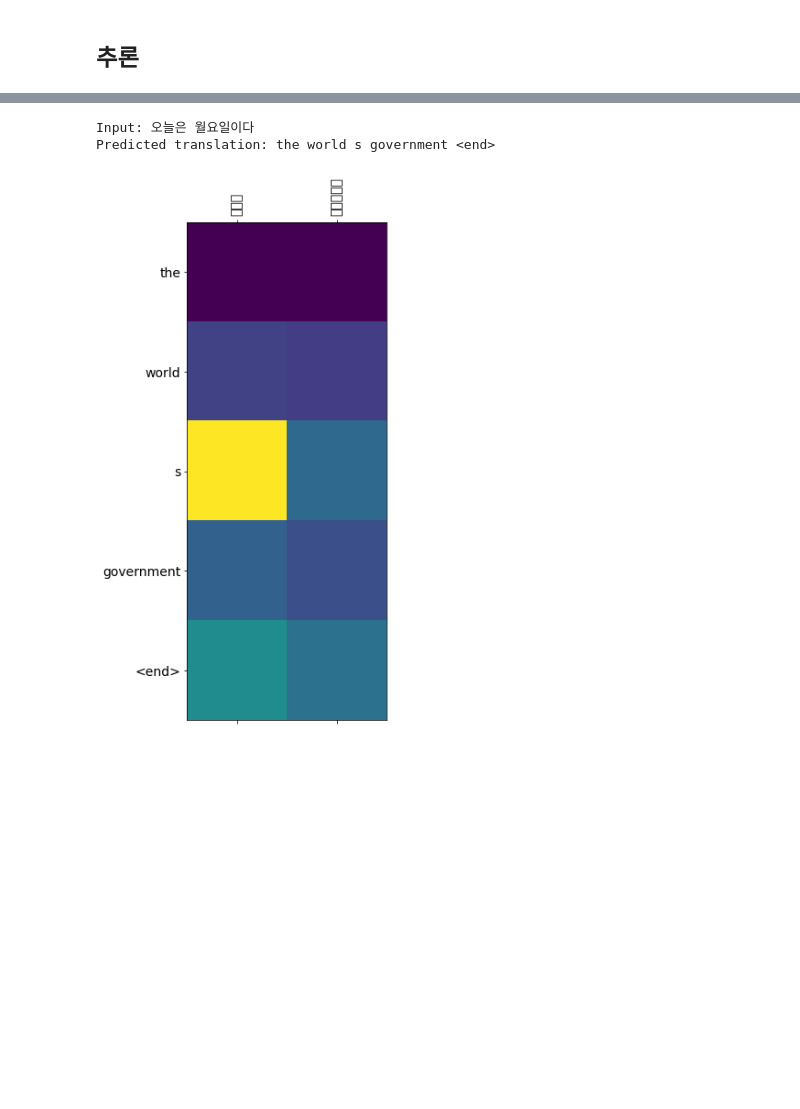
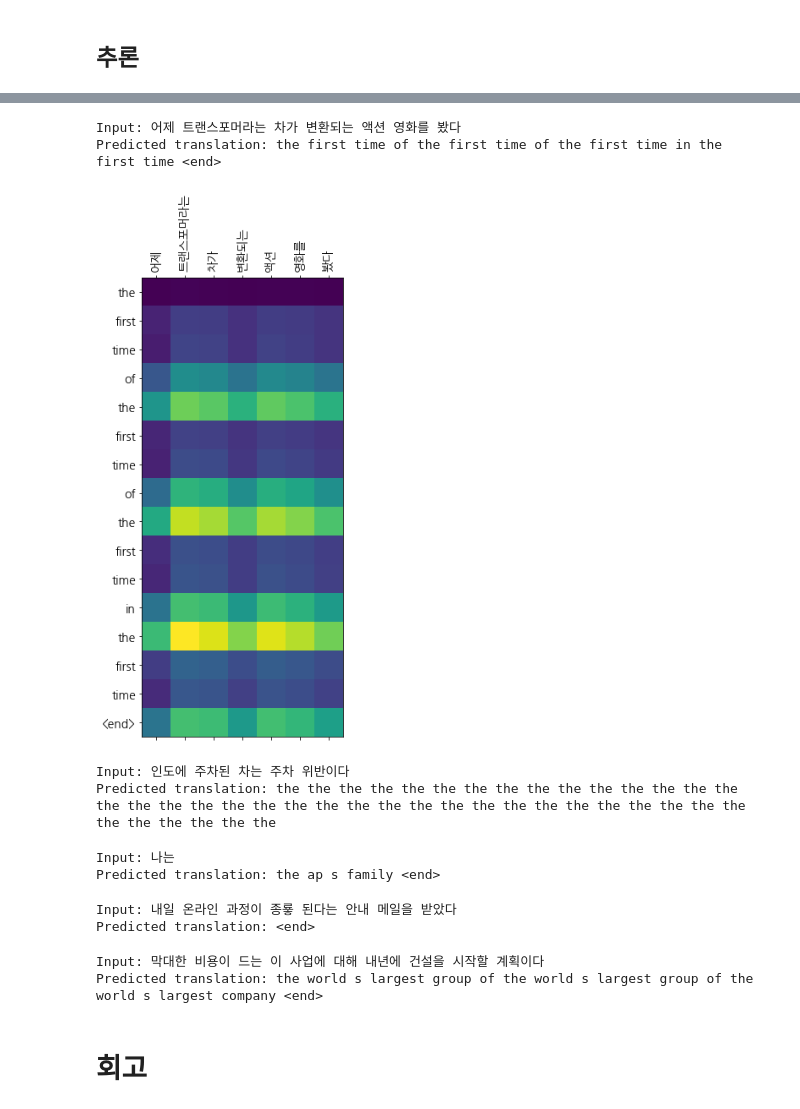
Before and after one commit to YSKIM-moya/AIFFEL_quest_rs, a Jupyter notebook: GoingDeeper/Gd04/seq2seq_kor_eng_translator.ipynb, the cells around one changed output, grey strips where cells are left out. Drawn from its saved outputs; the diff is of its cells as text; code cells hidden in the pictures; blank space fills up the shorter version.

```diff
--- a/GoingDeeper/Gd04/seq2seq_kor_eng_translator.ipynb
+++ b/GoingDeeper/Gd04/seq2seq_kor_eng_translator.ipynb
@@ -869,8 +879,9 @@ def train_step(src, tgt, encoder, decoder, optimizer, dec_tok):
     loss = 0
 
     with tf.GradientTape() as tape:
-        enc_out = encoder(src)
-        h_dec = enc_out[:, -1]   # 마지막 time step의 hidden state를 디코더 초기값으로 사용
+        enc_out, enc_state = encoder(src)
+        #h_dec = enc_out[:, -1]   # 마지막 time step의 hidden state를 디코더 초기값으로 사용
+        h_dec = enc_state
 
         # 디코더 입력 초기값: <start> 토큰
         dec_src = tf.expand_dims([dec_tok.word_index['<start>']] * batch_size, 1)
@@ -899,8 +910,9 @@ def eval_step(src, tgt, encoder, decoder, dec_tok):
     batch_size = src.shape[0]
     loss = 0
 
-    enc_out = encoder(src)
-    h_dec = enc_out[:, -1]   # 마지막 time step의 hidden state를 디코더 초기값으로 사용
+    enc_out, enc_state = encoder(src)
+    #h_dec = enc_out[:, -1]   # 마지막 time step의 hidden state를 디코더 초기값으로 사용
+    h_dec = enc_state
 
     # 디코더 입력 초기값: <start> 토큰
     dec_src = tf.expand_dims([dec_tok.word_index['<start>']] * batch_size, 1)
@@ -921,7 +933,7 @@ from tqdm import tqdm    # tqdm은 훈련의 진행 과정을 한눈에 볼 수
 import random
 
 
-EPOCHS = 1
+EPOCHS = 3
 
 all_train_loss = []
 
@@ -1131,6 +1134,8 @@ plt.show()
 # %% [markdown]
 ## 추론
 # %%
+import matplotlib.font_manager as fm
+
 def evaluate(sentence, encoder, decoder, enc_train, dec_train):
 
     attention = np.zeros((dec_train.shape[-1], enc_train.shape[-1]))
@@ -1144,9 +1149,11 @@ def evaluate(sentence, encoder, decoder, enc_train, dec_train):
 
     result = ''
 
-    enc_out = encoder(inputs)
+    enc_out, enc_state = encoder(inputs)
 
-    dec_hidden = enc_out[:, -1]
+    #dec_hidden = enc_out[:, -1] # 마지막 encoder hidden state
+    dec_hidden = enc_state
+
     dec_input = tf.expand_dims([dec_tokenizer.word_index['<start>']], 0)
 
     for t in range(dec_train.shape[-1]):
@@ -1157,12 +1164,12 @@ def evaluate(sentence, encoder, decoder, enc_train, dec_train):
         attention_weights = tf.reshape(attention_weights, (-1, ))
         attention[t] = attention_weights.numpy()
 
-        predicted_id = \
-        tf.argmax(tf.math.softmax(predictions, axis=-1)[0]).numpy()
+        predicted_id = tf.argmax(tf.math.softmax(predictions, axis=-1)[0]).numpy()
 
-        result += dec_tokenizer.index_word[predicted_id] + ' '
+        predicted_word = dec_tokenizer.index_word.get(predicted_id, '<unk>')  # 안전하게 접근
+        result += predicted_word + ' '
 
-        if dec_tokenizer.index_word[predicted_id] == '<end>':
+        if predicted_word == '<end>':
             return result, sentence, attention
 
         dec_input = tf.expand_dims([predicted_id], 0)
@@ -1183,10 +1190,15 @@ def plot_attention(attention, sentence, predicted_sentence):
     ax.xaxis.set_major_locator(ticker.MultipleLocator(1))
     ax.yaxis.set_major_locator(ticker.MultipleLocator(1))
 
+    #fm._rebuild()
+    plt.rc('font', family='NanumGothic')
+    plt.rcParams['axes.unicode_minus'] = False
+
     plt.show()
 
 
 def translate(sentence, encoder, decoder, dispaly_map=False):
+    result = ''
     result, sentence, attention = evaluate(sentence, encoder, decoder, input_train, target_train)
 
     print('Input: %s' % (sentence))
@@ -1218,6 +1240,33 @@ Predicted translation: the u s government <end>
-# %%
-translate("오늘은 월요일이다.", encoder, decoder, True)
-# %% [output]
-Input: 오늘은 월요일이다
-Predicted translation: the world s government <end>
-[figure, removed]
+# %%
+# 외래어
+translate("어제 트랜스포머라는 차가 변환되는 액션 영화를 봤다", encoder, decoder, True)
+# %% [output]
+Input: 어제 트랜스포머라는 차가 변환되는 액션 영화를 봤다
+Predicted translation: the first time of the first time of the first time in the first time <end>
+[figure, added]
+# %%
+# 다의어
+translate("인도에 주차된 차는 주차 위반이다.", encoder, decoder)
+# %% [output]
+Input: 인도에 주차된 차는 주차 위반이다
+Predicted translation: the the the the the the the the the the the the the the the the the the the the the the the the the the the the the the the the the the the the the the the the the the
+# %%
+# 길이가 짧은 문장
+translate("나는", encoder, decoder)
+# %% [output]
+Input: 나는
+Predicted translation: the ap s family <end>
+# %%
+# 오타
+translate("내일 온라인 과정이 종룧 된다는 안내 메일을 받았다", encoder, decoder)
+# %% [output]
+Input: 내일 온라인 과정이 종룧 된다는 안내 메일을 받았다
+Predicted translation: <end>
+# %%
+# 학습에 있는 문장
+translate("막대한 비용이 드는 이 사업에 대해 내년에 건설을 시작할 계획이다", encoder, decoder)
+# %% [output]
+Input: 막대한 비용이 드는 이 사업에 대해 내년에 건설을 시작할 계획이다
+Predicted translation: the world s largest group of the world s largest group of the world s largest company <end>
+# %% [markdown]
+# 회고
```
Also changed, not shown: parts of 32 cells of this notebook.
